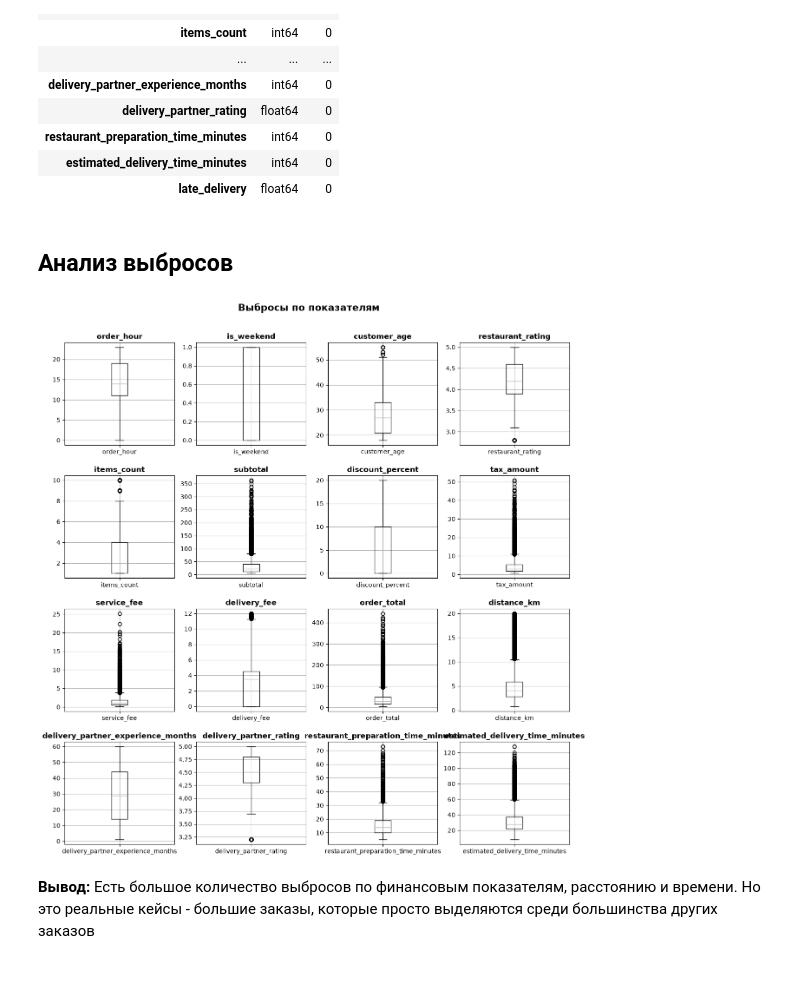
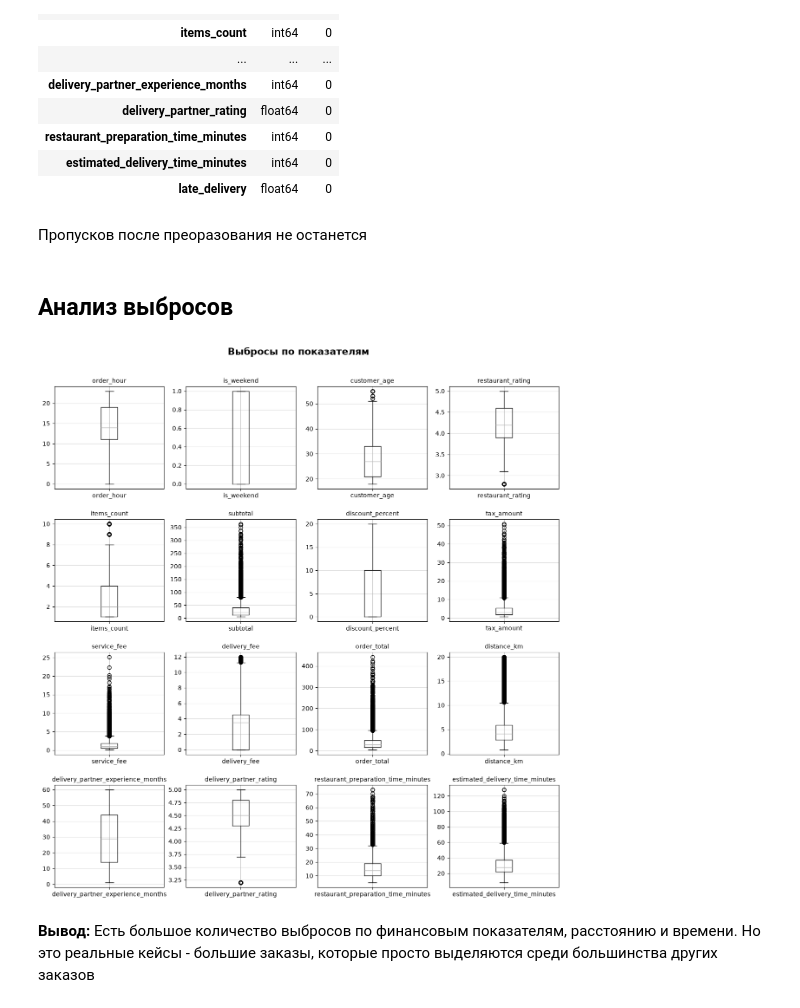
Before and after one commit to tomashovegor/project-practice-case-4, a Jupyter notebook: food_delivery_orders_dataset_analysis.ipynb, the cells around one changed output. Saved outputs shown, nothing was run; the diff lists cells and outputs as text; code cells hidden in the pictures; blank space fills up the shorter version.

```diff
--- a/food_delivery_orders_dataset_analysis.ipynb
+++ b/food_delivery_orders_dataset_analysis.ipynb
@@ -277,6 +277,8 @@ pd.DataFrame({
 | restaurant_preparation_time_minutes | int64 | 0 |
 | estimated_delivery_time_minutes | int64 | 0 |
 | late_delivery | float64 | 0 |
+# %% [markdown]
+Пропусков после преоразования не останется
 # %% [markdown]
 ## **Анализ выбросов**
 # %%
@@ -287,35 +289,36 @@ numeric_columns = [
     'restaurant_rating',
     'items_count',
     'subtotal',
     'discount_percent',
     'tax_amount',
     'service_fee',
     'delivery_fee',
     'order_total',
     'distance_km',
     'delivery_partner_experience_months',
     'delivery_partner_rating',
     'restaurant_preparation_time_minutes',
     'estimated_delivery_time_minutes',
 ]
 
 fig, axes = plt.subplots(4, 4, figsize=(15, 15))
 axes = axes.flatten()
 
 for idx, col in enumerate(numeric_columns):
     ax = axes[idx]
     df.boxplot(column=col, ax=ax)
     ax.set_xlabel('')
-    ax.set_title(col, fontsize=12, fontweight='bold')
+    ax.set_title(col, fontsize=10)
+    ax.grid(axis="y", alpha=0.4)
 
 plt.suptitle('Выбросы по показателям', fontsize=16, fontweight='bold', y=.94)
 plt.subplots_adjust(
     wspace=0.2,
     hspace=0.3
 )
 plt.show()
 # %% [output]
-[figure, old version]
+[figure, new version]
 # %% [markdown]
 **Вывод:** Есть большое количество выбросов по финансовым показателям, расстоянию и времени. Но это реальные кейсы - большие заказы, которые просто выделяются среди большинства других заказов
 # %% [markdown]
```
Also changed, not shown: parts of 26 cells of this notebook.
